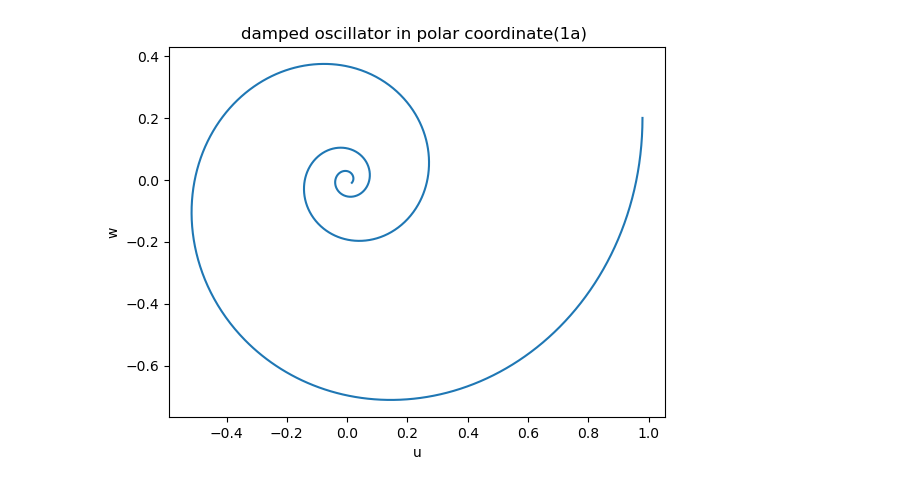
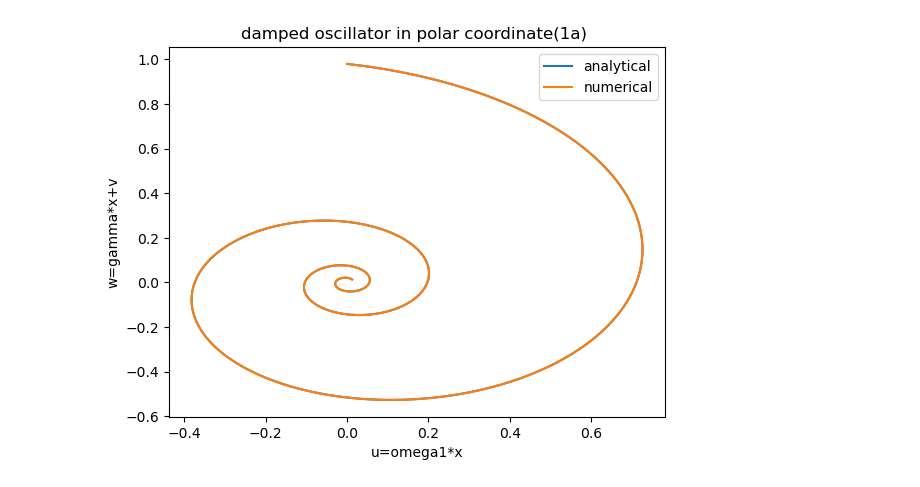
Before and after one commit to Noctis0522/computationalPhysics-112, a Jupyter notebook: project1/project1_HW.ipynb, the cells around one changed output. Drawn from its saved outputs; the diff is of its cells as text; code cells hidden in the pictures.

```diff
--- a/project1/project1_HW.ipynb
+++ b/project1/project1_HW.ipynb
@@ -5,8 +5,6 @@ import matplotlib.pyplot as plt
 import solver as solver
 from scipy.integrate import solve_ivp as solver_scipy
 # %%
-#第一大題a小題
-#重複利用demo3
 # define the y' funciotn
 def func_damped(t,y,K,M,L):
     force = -K * y[0] - L * y[1]     # F = - k v - L v
@@ -14,25 +12,40 @@ def func_damped(t,y,K,M,L):
     f[0] = y[1]                      # y'[0] = v
     f[1] = force/M                   # y'[1] = a = F/M
     return f
-# Prepare the input arguments
-t_span = np.linspace(0,20, 2001)
-t_eval = t_span
-y = np.array([1,0]) # initial condition (A=1，phi=pi/2)
-K = 1
-M = 1 #omega=1rad/s
-L = 0.4
-args = (K,M,L)
-
-# use the IVP solver
-sol = solver.solve_ivp(func_damped,t_span,y, "RK4", t_eval, args)
-u=math.sqrt(1-L**2/4)*sol[0] #u=omega_1*x
-w=L/2*sol[0]+sol[1] #w=Lx+v
-plt.plot(u, w)
-plt.xlabel('u')
-plt.ylabel('w')
-plt.title('damped oscillator in polar coordinate(1a) ')
-plt.show()
-# %% [output]
-[figure, removed]
+# %%
+#第一大題a小題
+#重複利用demo3
+# Prepare the input arguments
+t_span = np.linspace(0,20, 2001)
+t_eval = t_span
+K = 1
+M = 1 #omega=1rad/s
+L = 0.4
+omega0 = np.sqrt(K/M)
+gamma  = L/(2*M)
+omega  = np.sqrt(omega0**2 - gamma**2)
+y = np.array([0,omega]) # initial condition (A=1，phi=pi/2，x=0,v=-omega)
+args = (K,M,L)
+
+# use the IVP solver
+sol = solver.solve_ivp(func_damped,t_span,y, "RK4", t_eval, args)
+u=omega*sol[0] #u=omega_1*x
+w=gamma*sol[0]+sol[1] #w=rx+v
+#解析解
+phi0   = -math.pi/2
+x_ana = np.exp(-gamma*t_eval) * (np.cos(omega*t_eval + phi0))
+v_ana = -gamma*np.exp(-gamma*t_eval) * (np.cos(omega*t_eval + phi0))-omega*np.exp(-gamma*t_eval) * (np.sin(omega*t_eval + phi0))
+u_ana=omega*x_ana
+w_ana=gamma*x_ana+v_ana
+#繪圖
+plt.plot(u_ana, w_ana,label="analytical")
+plt.plot(u, w, label="numerical")
+plt.xlabel('u=omega1*x')
+plt.ylabel('w=gamma*x+v')
+plt.title('damped oscillator in polar coordinate(1a) ')
+plt.legend()
+plt.show()
+# %% [output]
+[figure, added]
 # %%
 #第一大題b小題
```
Also changed, not shown: parts of 9 cells of this notebook, 3 other files.
